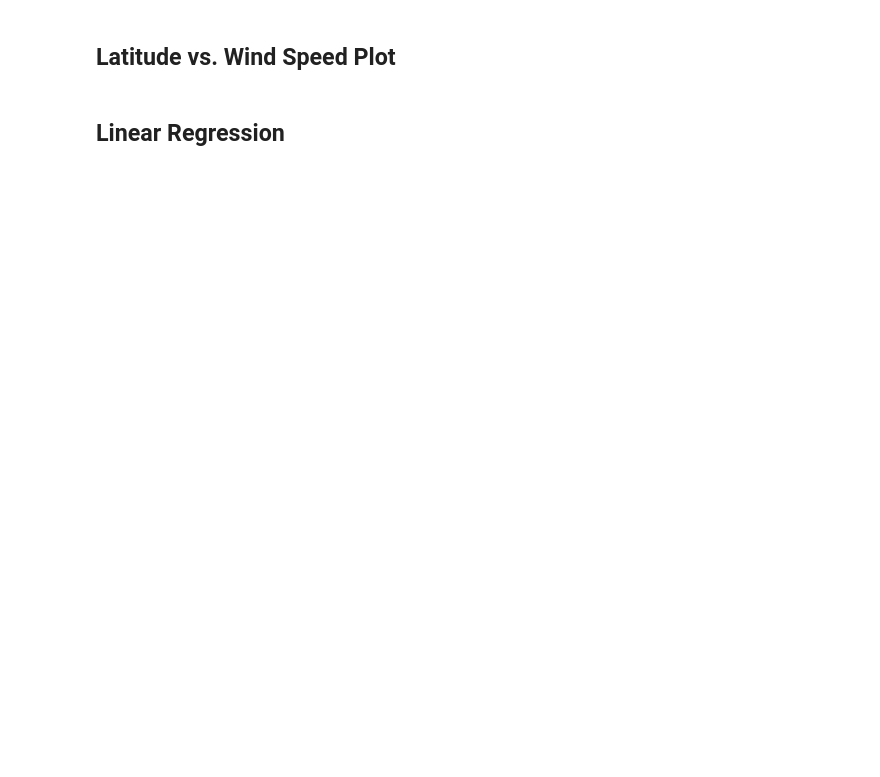
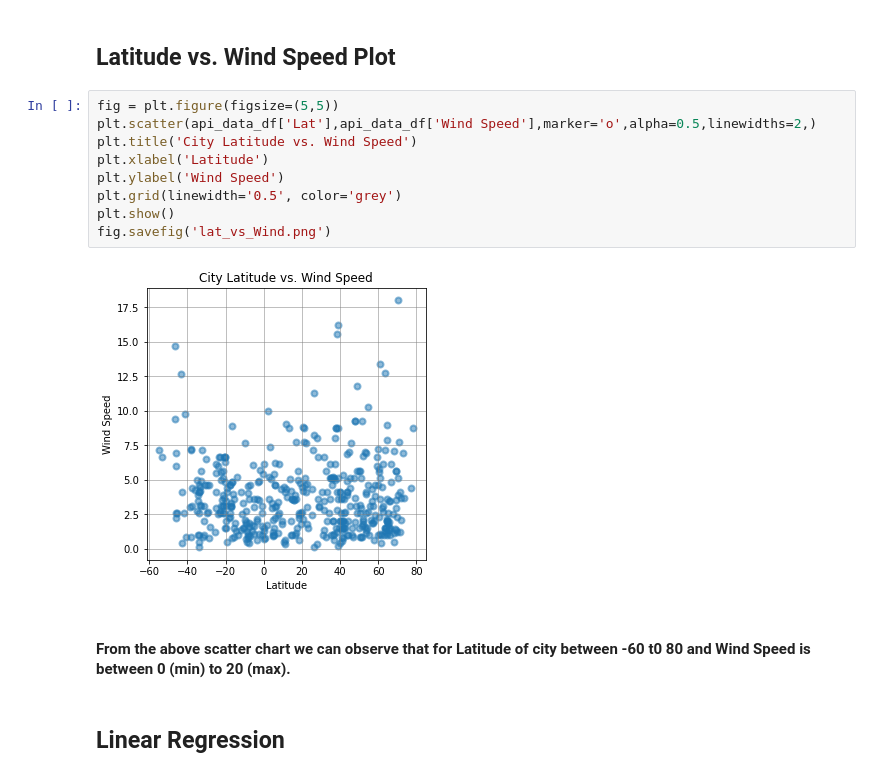
Before and after one commit to ronaldbmz/python-api-challenge, a Jupyter notebook: WeatherPy/WeatherPy.ipynb, the cells around one changed output. Saved outputs shown, nothing was run; the diff lists cells and outputs as text; blank space fills up the shorter version.

```diff
--- a/WeatherPy/WeatherPy.ipynb
+++ b/WeatherPy/WeatherPy.ipynb
@@ -141,4 +220,17 @@ Skip this step if there are no cities that have humidity > 100%.
 # %% [markdown]
 ## Latitude vs. Wind Speed Plot
+# %%
+fig = plt.figure(figsize=(5,5))
+plt.scatter(api_data_df['Lat'],api_data_df['Wind Speed'],marker='o',alpha=0.5,linewidths=2,)
+plt.title('City Latitude vs. Wind Speed')
+plt.xlabel('Latitude')
+plt.ylabel('Wind Speed')
+plt.grid(linewidth='0.5', color='grey')
+plt.show()
+fig.savefig('lat_vs_Wind.png')
+# %% [output]
+[figure, added]
+# %% [markdown]
+#### From the above scatter chart we can observe that for Latitude of city between -60 t0 80 and Wind Speed is between 0 (min) to 20 (max).
 # %% [markdown]
 ## Linear Regression
```
Also changed, not shown: parts of 23 cells of this notebook, 5 other files.
